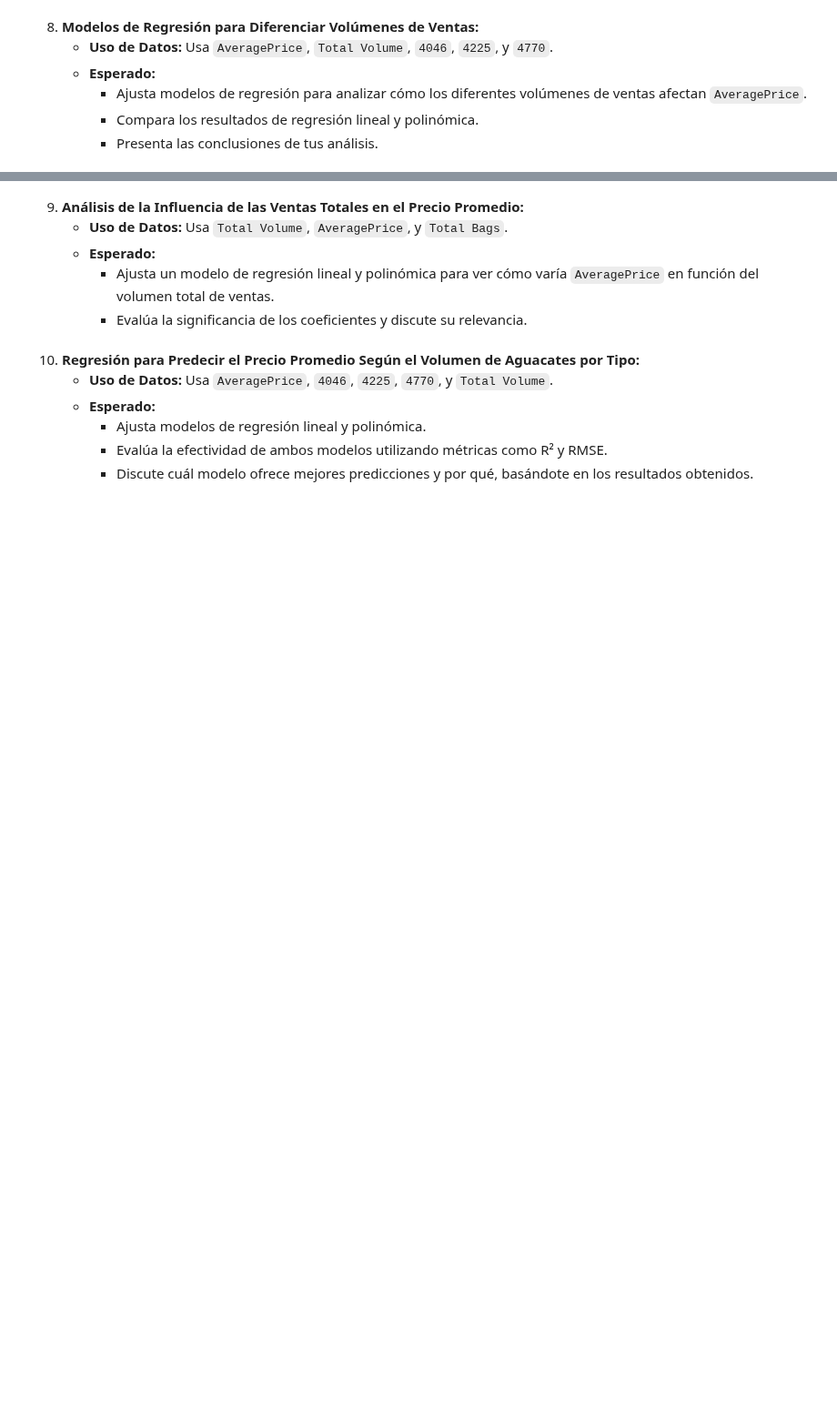
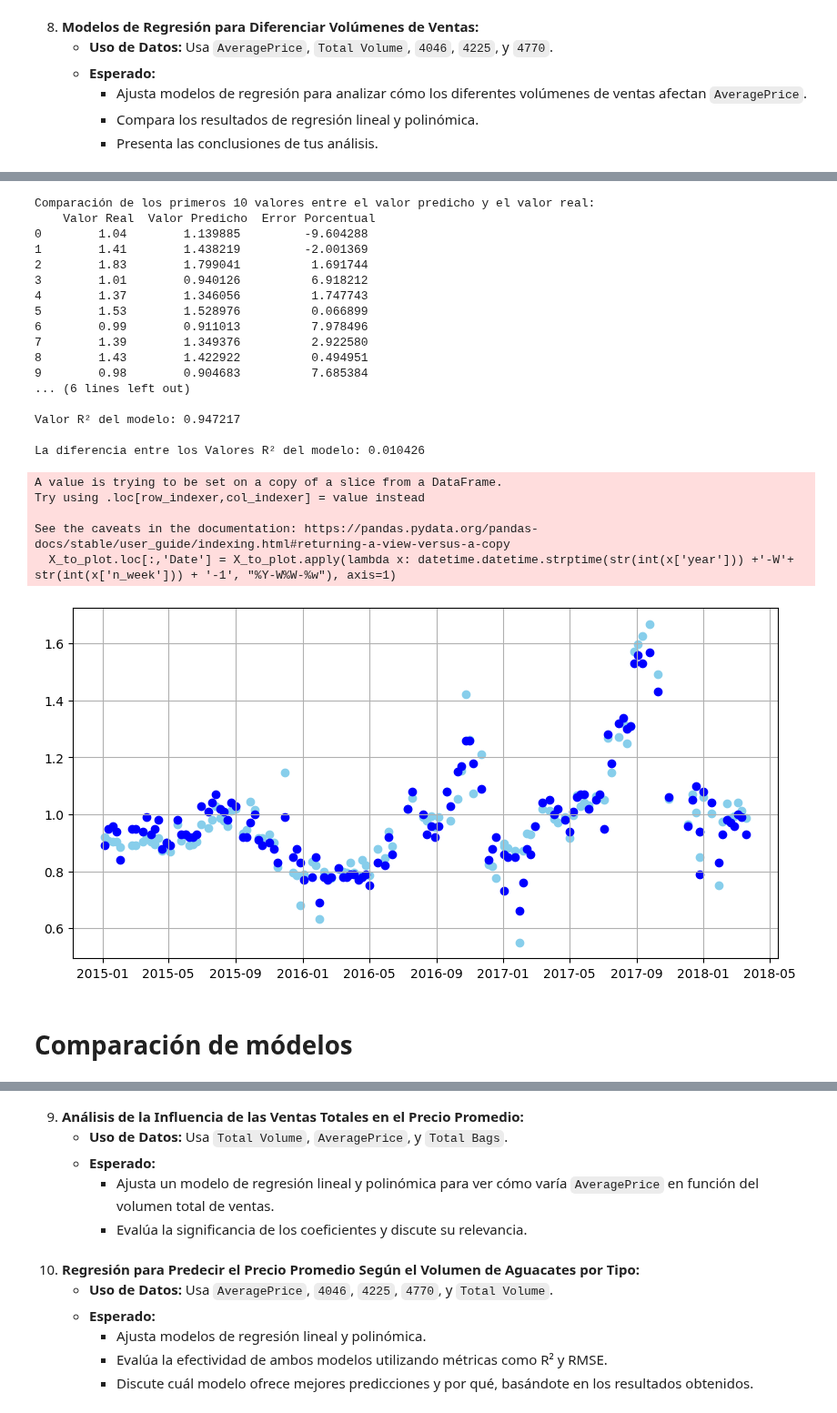
Before and after one commit to cpujol-dev/MiniProjectAavocado, a Jupyter notebook: 5.proyecto_team_apartados.ipynb, the cells around one changed output, grey strips where cells are left out. Shown at 91% size. Drawn from its saved outputs; the diff is of its cells as text; code cells hidden in the pictures; blank space fills up the shorter version.

```diff
--- a/5.proyecto_team_apartados.ipynb
+++ b/5.proyecto_team_apartados.ipynb
@@ -719,15 +660,22 @@ for i in range(0, len(Variables)):
 # %%
+### Primer ejemplo del modelo Final que vamos a mostrar. Incluye un plotting avanzado y las variables X más importantes
+
 from sklearn import preprocessing
+from sklearn.model_selection import train_test_split
+from sklearn.linear_model import LinearRegression
+from sklearn.preprocessing import PolynomialFeatures
+from sklearn.metrics import mean_squared_error, r2_score, root_mean_squared_error
+import datetime
 
 df_local = df_cp.copy()
 
 df_local=df_local[df_local['region']=='West']
-# df_local=df_local[df_local['type']=='conventional']
 
 bool_org= {'organic':1, 'conventional':0}
 
 df_local['Month'] = df_local['Date'].dt.to_period('M')
 df_local['Quarter'] = df_local['Date'].dt.to_period('Q')
+df_local['n_week'] = df_local['Date'].dt.isocalendar().week#.dt.to_period('W').strftime('%V')
 df_local['Quarter Month'] = df_local['Month'].map(lambda x: (x.month - 1) % 3 + 1 )
 df_local['n_Quarter'] = df_local['Month'].map(lambda date: (date.month - 1) // 3 + 1)
 df_local['type_Bool'] = df_local['type'].map(bool_org)
@@ -738,49 +686,104 @@ df_local['ST_Volume_Hass_L'] = (df_local['Volume_Hass_L'] - df_local['Volume_Has
 df_local['ST_Volume_Hass_XL'] = (df_local['Volume_Hass_XL'] - df_local['Volume_Hass_XL'].mean()) /df_local['Volume_Hass_XL'].std()
 df_local['Standard Bags'] = (df_local['Total Bags'] - df_local['Total Bags'].mean()) /df_local['Total Bags'].std()
 
+# display(df_local)
 
 # display(df_local)
 
-Variables = ['Standard Volume', 'ST_Volume_Hass_S', 'ST_Volume_Hass_L', 'ST_Volume_Hass_XL', 'Standard Bags', 'n_Quarter', 'year', 'type_Bool']
+Variables = ['Standard Volume', 'year','n_week', 'type_Bool'] #,,,  , 'ST_Volume_Hass_XL',  'ST_Volume_Hass_S', 'ST_Volume_Hass_L' , 'Standard Bags', 'n_Quarter'
 # group_fit = df_fit.groupby('Quarter').agg({'AveragePrice':'mean', 'Total Volume':'mean' }).reset_index()
 X= df_local[Variables]
-Y= df_local['AveragePrice']#.to_frame()
+Y= df_local['AveragePrice']
 
 X_train, X_test, y_train, y_test = train_test_split(X, Y, test_size=0.2, random_state=42)
 
 ###########
 # Aplicar un modelo de regresión lineal para interpolar
-poly_features = PolynomialFeatures(degree=2)
+poly_features = PolynomialFeatures(degree=3)
 poly_model = LinearRegression()
 
 X_poly = poly_features.fit_transform(X_train)
 poly_model.fit(X_poly, y_train)
 y_pred_poly_train = poly_model.predict(X_poly)
 
 X_test_poly= poly_features.fit_transform(X_test)
 y_pred_poly_test = poly_model.predict(X_test_poly)
+
+y_pred_poly_train = poly_model.predict(X_poly)
 
 # Comparar los primeros 10 valores entre el valor predicho y el valor real
 comparison_df = pd.DataFrame({
     'Valor Real': y_test.head(10).values,
     'Valor Predicho': y_pred_poly_test[:10]
 })
 
 # Calcular el error porcentual
 comparison_df['Error Porcentual'] = ((comparison_df['Valor Real'] - comparison_df['Valor Predicho']) / comparison_df['Valor Real']) * 100
 
 print("\nComparación de los primeros 10 valores entre el valor predicho y el valor real:\n", comparison_df)
 
 
 # Calcular el error cuadrático medio (MSE) para evaluar el modelo
 mse = mean_squared_error(y_test, y_pred_poly_test)
 print(f"\nError cuadrático medio (MSE) del modelo: {mse:.4f}")
 
 
 for i in range(0, len(Variables)):
 
-    print(f'El coeficiente {Variables[i]}\t \t: {model.coef_[i]}')
+    print(f'El coeficiente {Variables[i]}\t \t: {poly_model.coef_[i]}')
 
 # Calcular el valor R²
-r2 = r2_score(y_test, y_pred_poly_test)
-print(f"\nValor R² del modelo: {r2:.4f}")
+r2_test = r2_score(y_test, y_pred_poly_test)
+r2_train = r2_score(y_train, y_pred_poly_train)
+
+print(f"\nValor R² del modelo: {r2_test:.6f}")
+print(f"\nLa diferencia entre los Valores R² del modelo: {r2_train- r2_test:.6f}")
+
+
+
+#############################################################################################################
+# Plotting
+
+
+fig, ax= plt.subplots(figsize= (10,5))
+
+X_to_plot = X_train[X_train['type_Bool']==0]
+X_to_plot.loc[:,'Date'] = X_to_plot.apply(lambda x: datetime.datetime.strptime(str(int(x['year'])) +'-W'+ str(int(x['n_week'])) + '-1', "%Y-W%W-%w"), axis=1)
+
+
+y_pred_plot = y_pred_poly_train[X_train['type_Bool']==0]
+Y_to_plot = y_train[X_train['type_Bool']==0]
+
+
+
+plt.scatter(x = X_to_plot['Date'], y= y_pred_plot, color= 'Skyblue')
+plt.scatter(x = X_to_plot['Date'], y= Y_to_plot, color= 'blue')
+plt.grid()
+plt.show()
+# print(X_train, y_pred_poly_train)
+# %% [output]
+Comparación de los primeros 10 valores entre el valor predicho y el valor real:
+    Valor Real  Valor Predicho  Error Porcentual
+0        1.04        1.139885         -9.604288
+1        1.41        1.438219         -2.001369
+2        1.83        1.799041          1.691744
+3        1.01        0.940126          6.918212
+4        1.37        1.346056          1.747743
+5        1.53        1.528976          0.066899
+6        0.99        0.911013          7.978496
+7        1.39        1.349376          2.922580
+8        1.43        1.422922          0.494951
+9        0.98        0.904683          7.685384
+... (6 lines left out)
+
+Valor R² del modelo: 0.947217
+
+La diferencia entre los Valores R² del modelo: 0.010426
+A value is trying to be set on a copy of a slice from a DataFrame.
+Try using .loc[row_indexer,col_indexer] = value instead
+
+See the caveats in the documentation: https://pandas.pydata.org/pandas-docs/stable/user_guide/indexing.html#returning-a-view-versus-a-copy
+  X_to_plot.loc[:,'Date'] = X_to_plot.apply(lambda x: datetime.datetime.strptime(str(int(x['year'])) +'-W'+ str(int(x['n_week'])) + '-1', "%Y-W%W-%w"), axis=1)
+[figure, added]
+# %% [markdown]
+# Comparación de módelos
```
Also changed, not shown: parts of 42 cells of this notebook, 1 other file.
